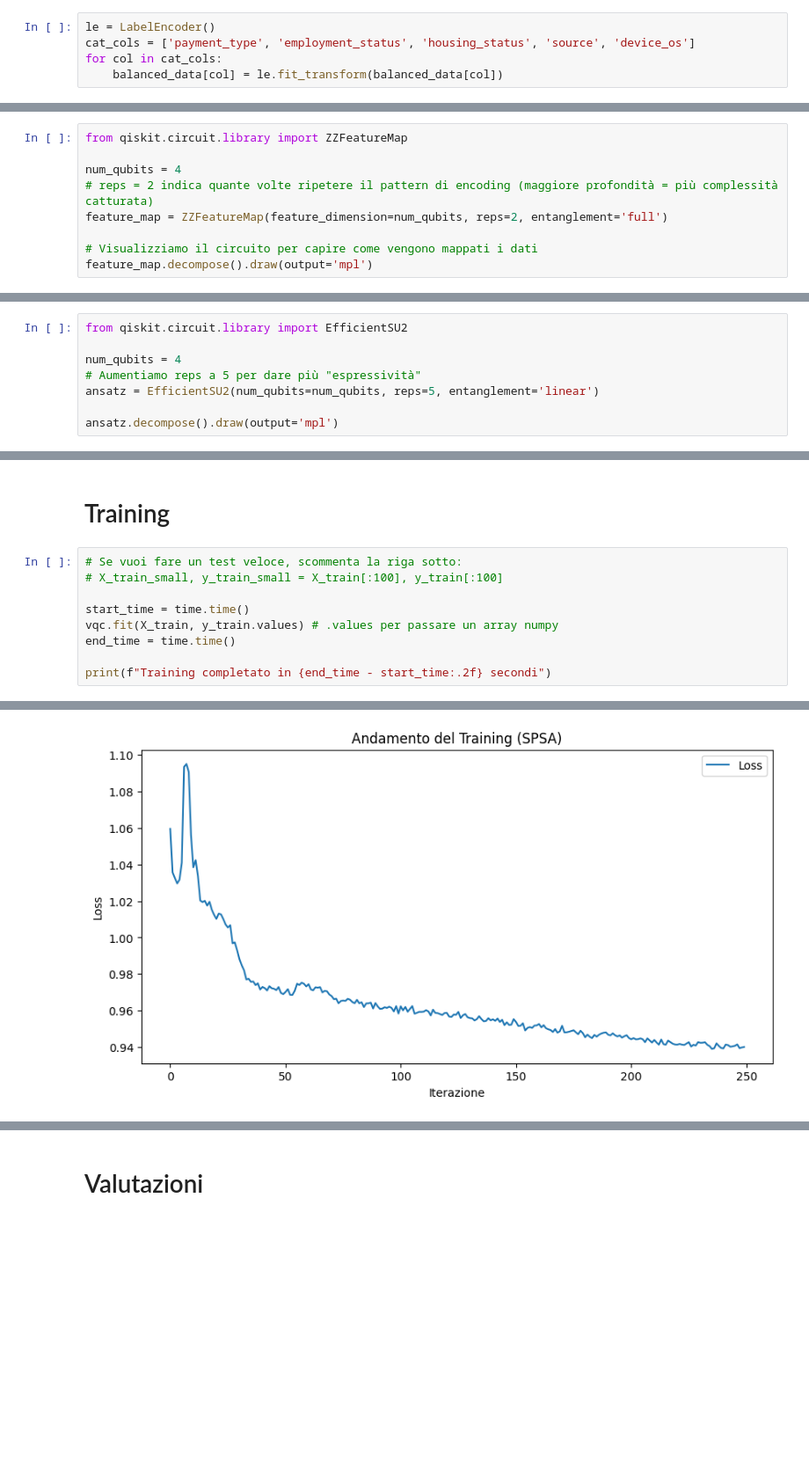
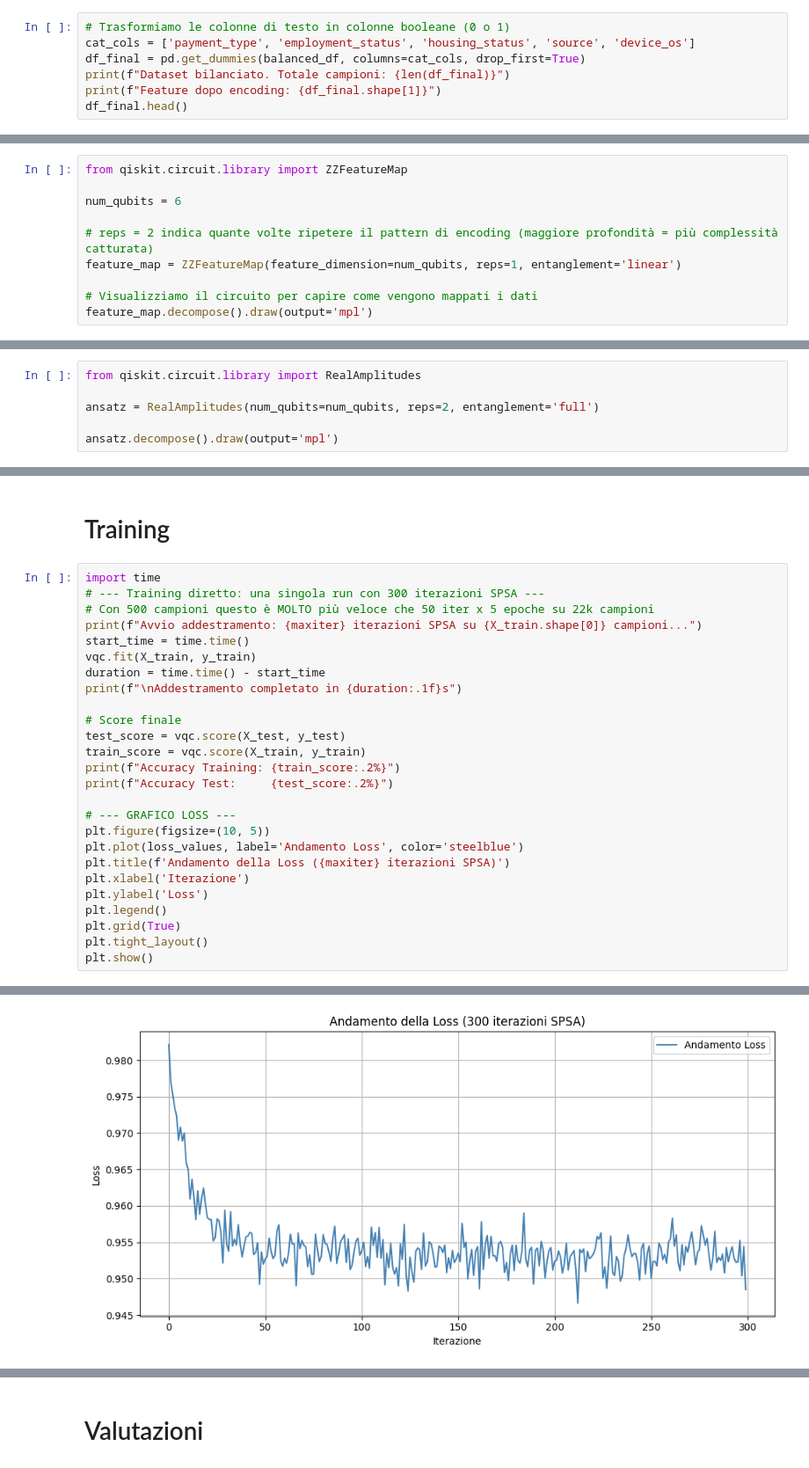
Before and after one commit to MattiaGallucci/HeisenBank, a Jupyter notebook: qml.ipynb, the cells around one changed output, grey strips where cells are left out. Shown at 88% size. Drawn from its saved outputs; the diff is of its cells as text; blank space fills up the shorter version.

```diff
--- a/qml.ipynb
+++ b/qml.ipynb
@@ -21,7 +34,9 @@ balanced_data = pd.concat([fraud, legal_downsampled])
 # %% [markdown]
 # Encoding
 # %%
-le = LabelEncoder()
+# Trasformiamo le colonne di testo in colonne booleane (0 o 1)
 cat_cols = ['payment_type', 'employment_status', 'housing_status', 'source', 'device_os']
-for col in cat_cols:
-    balanced_data[col] = le.fit_transform(balanced_data[col])
+df_final = pd.get_dummies(balanced_df, columns=cat_cols, drop_first=True)
+print(f"Dataset bilanciato. Totale campioni: {len(df_final)}")
+print(f"Feature dopo encoding: {df_final.shape[1]}")
+df_final.head()
@@ -49,9 +135,10 @@ Dataset pronto. Feature: ['credit_risk_score', 'proposed_credit_limit', 'device_
 # %%
 from qiskit.circuit.library import ZZFeatureMap
 
-num_qubits = 4
+num_qubits = 6
+
 # reps = 2 indica quante volte ripetere il pattern di encoding (maggiore profondità = più complessità catturata)
-feature_map = ZZFeatureMap(feature_dimension=num_qubits, reps=2, entanglement='full')
+feature_map = ZZFeatureMap(feature_dimension=num_qubits, reps=1, entanglement='linear')
 
 # Visualizziamo il circuito per capire come vengono mappati i dati
 feature_map.decompose().draw(output='mpl')
@@ -82,11 +183,9 @@ Test set (per la verifica finale): 4412 campioni
 # %% [markdown]
 # Creazione ansatz
 # %%
-from qiskit.circuit.library import EfficientSU2
+from qiskit.circuit.library import RealAmplitudes
 
-num_qubits = 4
-# Aumentiamo reps a 5 per dare più "espressività"
-ansatz = EfficientSU2(num_qubits=num_qubits, reps=5, entanglement='linear')
+ansatz = RealAmplitudes(num_qubits=num_qubits, reps=2, entanglement='full')
 
 ansatz.decompose().draw(output='mpl')
 # %% [output]
@@ -146,12 +276,29 @@ VQC aggiornato con SPSA e 5 layer!
 # %% [markdown]
 # Training
 # %%
-# Se vuoi fare un test veloce, scommenta la riga sotto:
-# X_train_small, y_train_small = X_train[:100], y_train[:100]
+import time
+# --- Training diretto: una singola run con 300 iterazioni SPSA ---
+# Con 500 campioni questo è MOLTO più veloce che 50 iter x 5 epoche su 22k campioni
+print(f"Avvio addestramento: {maxiter} iterazioni SPSA su {X_train.shape[0]} campioni...")
+start_time = time.time()
+vqc.fit(X_train, y_train)
+duration = time.time() - start_time
+print(f"\nAddestramento completato in {duration:.1f}s")
 
-start_time = time.time()
-vqc.fit(X_train, y_train.values) # .values per passare un array numpy
-end_time = time.time()
+# Score finale
+test_score = vqc.score(X_test, y_test)
+train_score = vqc.score(X_train, y_train)
+print(f"Accuracy Training: {train_score:.2%}")
+print(f"Accuracy Test:     {test_score:.2%}")
 
-print(f"Training completato in {end_time - start_time:.2f} secondi")
+# --- GRAFICO LOSS ---
+plt.figure(figsize=(10, 5))
+plt.plot(loss_values, label='Andamento Loss', color='steelblue')
+plt.title(f'Andamento della Loss ({maxiter} iterazioni SPSA)')
+plt.xlabel('Iterazione')
+plt.ylabel('Loss')
+plt.legend()
+plt.grid(True)
+plt.tight_layout()
+plt.show()
 # %% [output]
@@ -159 +322 @@ Iterazione 250: Loss = 0.9402
-[figure, old version]
+[figure, new version]
```
Also changed, not shown: parts of 14 cells of this notebook, 1 other file.
